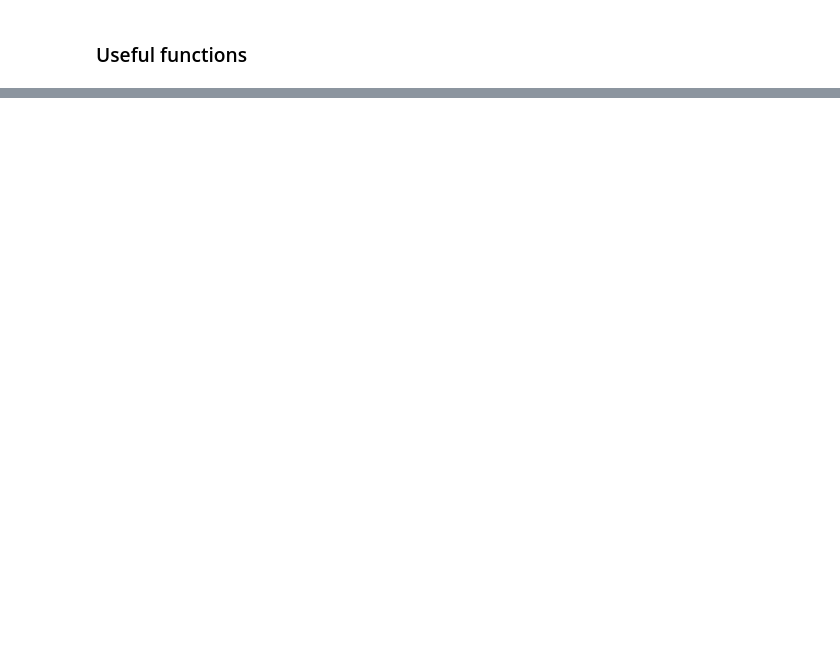
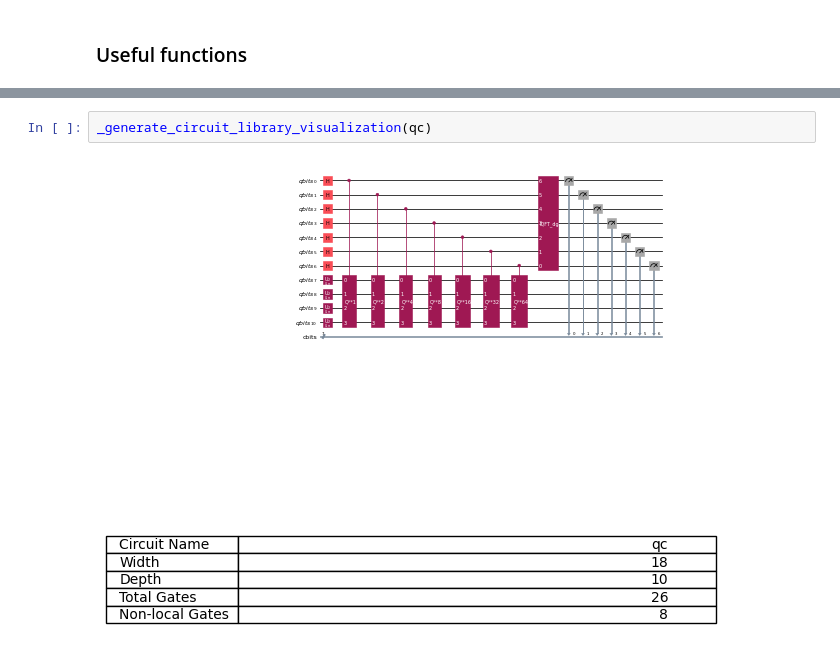
Before and after one commit to Nihar-Shah2001/Quantum_Computing_Notes, a Jupyter notebook: Notes/codes/grover_example.ipynb, the cells around one changed output, grey strips where cells are left out. Drawn from its saved outputs; the diff is of its cells as text; blank space fills up the shorter version.

```diff
--- a/Notes/codes/grover_example.ipynb
+++ b/Notes/codes/grover_example.ipynb
@@ -127 +147,5 @@ qc.draw(output="mpl", style="iqp")
+# %%
+_generate_circuit_library_visualization(qc)
+# %% [output]
+[figure, added]
 # %%
```
Also changed, not shown: parts of 20 cells of this notebook, 1 other file.
